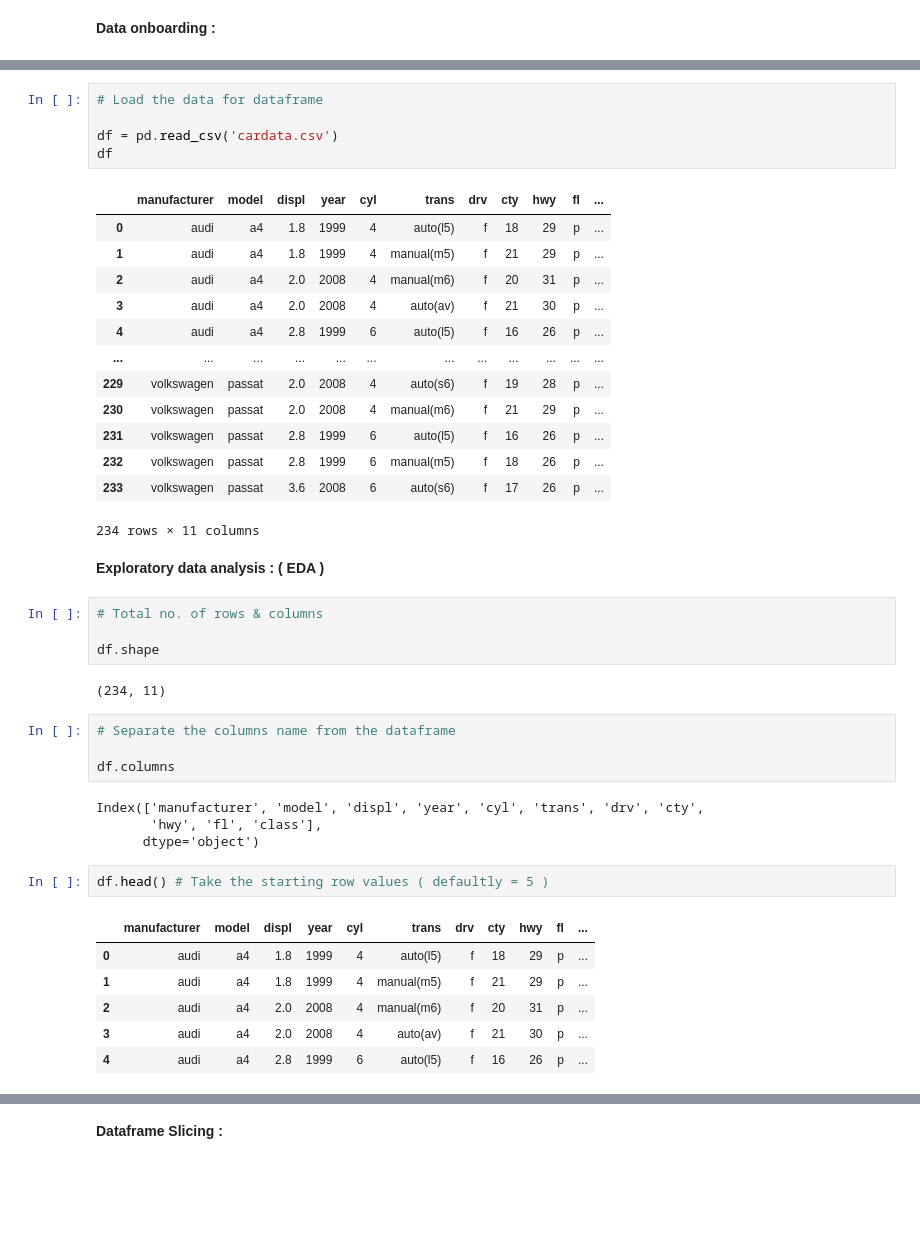
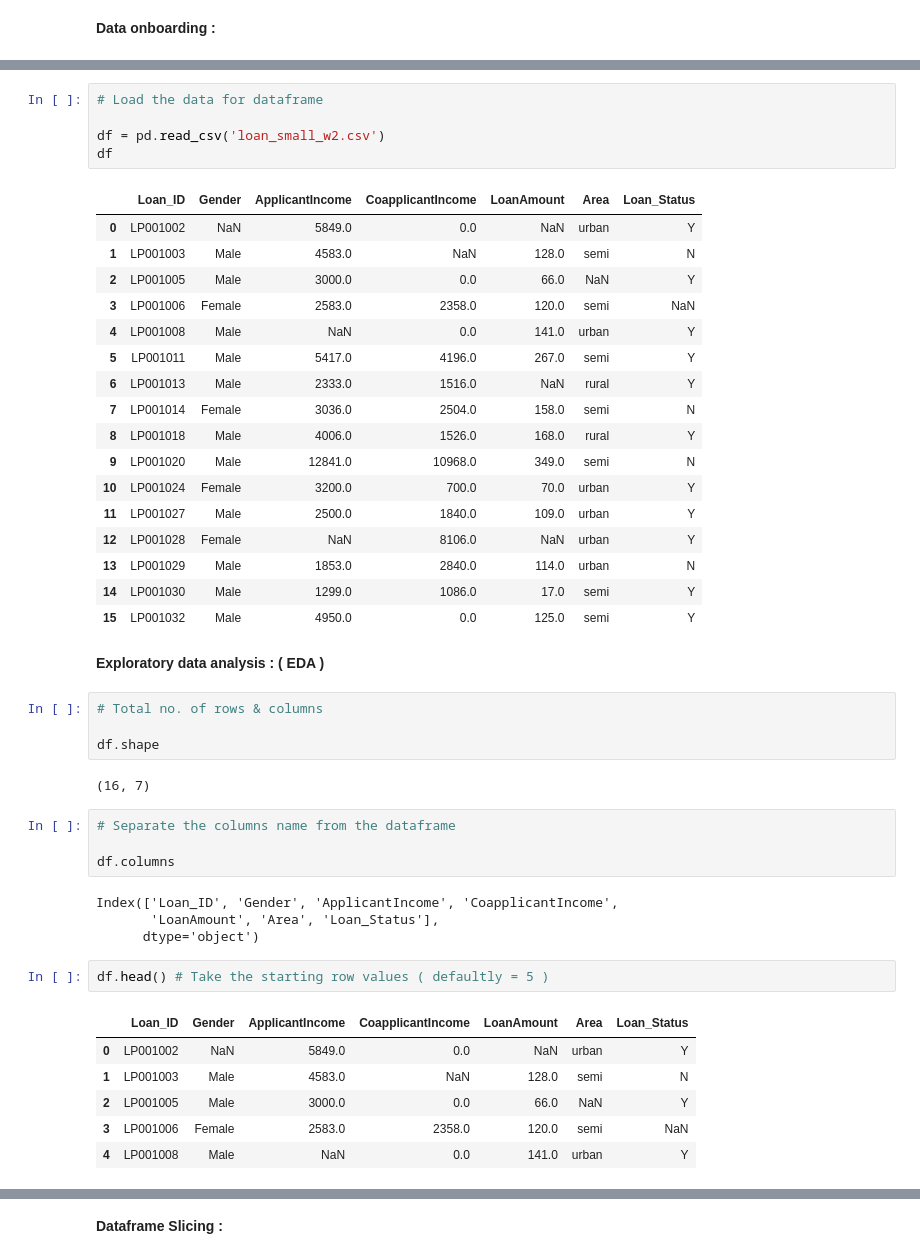
Before and after one commit to Ranjith5720/Machine_Learning_Algorthms, a Jupyter notebook: Data_Preprocessing_EDA.ipynb, the cells around one changed output, grey strips where cells are left out. Drawn from its saved outputs; the diff is of its cells as text; blank space fills up the shorter version.

```diff
--- a/Data_Preprocessing_EDA.ipynb
+++ b/Data_Preprocessing_EDA.ipynb
@@ -35,22 +35,26 @@ Saving cardata.csv to cardata.csv
 # %%
 # Load the data for dataframe
 
-df = pd.read_csv('cardata.csv')
+df = pd.read_csv('loan_small_w2.csv')
 df
 # %% [output]
-|  | manufacturer | model | displ | year | cyl | trans | drv | cty | hwy | fl | ... |
-| 0 | audi | a4 | 1.8 | 1999 | 4 | auto(l5) | f | 18 | 29 | p | ... |
-| 1 | audi | a4 | 1.8 | 1999 | 4 | manual(m5) | f | 21 | 29 | p | ... |
-| 2 | audi | a4 | 2.0 | 2008 | 4 | manual(m6) | f | 20 | 31 | p | ... |
-| 3 | audi | a4 | 2.0 | 2008 | 4 | auto(av) | f | 21 | 30 | p | ... |
-| 4 | audi | a4 | 2.8 | 1999 | 6 | auto(l5) | f | 16 | 26 | p | ... |
-| ... | ... | ... | ... | ... | ... | ... | ... | ... | ... | ... | ... |
-| 229 | volkswagen | passat | 2.0 | 2008 | 4 | auto(s6) | f | 19 | 28 | p | ... |
-| 230 | volkswagen | passat | 2.0 | 2008 | 4 | manual(m6) | f | 21 | 29 | p | ... |
-| 231 | volkswagen | passat | 2.8 | 1999 | 6 | auto(l5) | f | 16 | 26 | p | ... |
-| 232 | volkswagen | passat | 2.8 | 1999 | 6 | manual(m5) | f | 18 | 26 | p | ... |
-| 233 | volkswagen | passat | 3.6 | 2008 | 6 | auto(s6) | f | 17 | 26 | p | ... |
+|  | Loan_ID | Gender | ApplicantIncome | CoapplicantIncome | LoanAmount | Area | Loan_Status |
+| 0 | LP001002 | NaN | 5849.0 | 0.0 | NaN | urban | Y |
+| 1 | LP001003 | Male | 4583.0 | NaN | 128.0 | semi | N |
+| 2 | LP001005 | Male | 3000.0 | 0.0 | 66.0 | NaN | Y |
+| 3 | LP001006 | Female | 2583.0 | 2358.0 | 120.0 | semi | NaN |
+| 4 | LP001008 | Male | NaN | 0.0 | 141.0 | urban | Y |
+| 5 | LP001011 | Male | 5417.0 | 4196.0 | 267.0 | semi | Y |
+| 6 | LP001013 | Male | 2333.0 | 1516.0 | NaN | rural | Y |
+| 7 | LP001014 | Female | 3036.0 | 2504.0 | 158.0 | semi | N |
+| 8 | LP001018 | Male | 4006.0 | 1526.0 | 168.0 | rural | Y |
+| 9 | LP001020 | Male | 12841.0 | 10968.0 | 349.0 | semi | N |
+| 10 | LP001024 | Female | 3200.0 | 700.0 | 70.0 | urban | Y |
+| 11 | LP001027 | Male | 2500.0 | 1840.0 | 109.0 | urban | Y |
+| 12 | LP001028 | Female | NaN | 8106.0 | NaN | urban | Y |
+| 13 | LP001029 | Male | 1853.0 | 2840.0 | 114.0 | urban | N |
+| 14 | LP001030 | Male | 1299.0 | 1086.0 | 17.0 | semi | Y |
+| 15 | LP001032 | Male | 4950.0 | 0.0 | 125.0 | semi | Y |
-234 rows × 11 columns
 # %% [markdown]
 **Exploratory data analysis : ( EDA )**
 # %%
@@ -58,24 +62,24 @@ df
 
 df.shape
 # %% [output]
-(234, 11)
+(16, 7)
 # %%
 # Separate the columns name from the dataframe
 
 df.columns
 # %% [output]
-Index(['manufacturer', 'model', 'displ', 'year', 'cyl', 'trans', 'drv', 'cty',
-       'hwy', 'fl', 'class'],
+Index(['Loan_ID', 'Gender', 'ApplicantIncome', 'CoapplicantIncome',
+       'LoanAmount', 'Area', 'Loan_Status'],
       dtype='object')
 # %%
 df.head() # Take the starting row values ( defaultly = 5 )
 # %% [output]
-|  | manufacturer | model | displ | year | cyl | trans | drv | cty | hwy | fl | ... |
-| 0 | audi | a4 | 1.8 | 1999 | 4 | auto(l5) | f | 18 | 29 | p | ... |
-| 1 | audi | a4 | 1.8 | 1999 | 4 | manual(m5) | f | 21 | 29 | p | ... |
-| 2 | audi | a4 | 2.0 | 2008 | 4 | manual(m6) | f | 20 | 31 | p | ... |
-| 3 | audi | a4 | 2.0 | 2008 | 4 | auto(av) | f | 21 | 30 | p | ... |
-| 4 | audi | a4 | 2.8 | 1999 | 6 | auto(l5) | f | 16 | 26 | p | ... |
+|  | Loan_ID | Gender | ApplicantIncome | CoapplicantIncome | LoanAmount | Area | Loan_Status |
+| 0 | LP001002 | NaN | 5849.0 | 0.0 | NaN | urban | Y |
+| 1 | LP001003 | Male | 4583.0 | NaN | 128.0 | semi | N |
+| 2 | LP001005 | Male | 3000.0 | 0.0 | 66.0 | NaN | Y |
+| 3 | LP001006 | Female | 2583.0 | 2358.0 | 120.0 | semi | NaN |
+| 4 | LP001008 | Male | NaN | 0.0 | 141.0 | urban | Y |
 # %%
 df.head(9) # Take the starting row values manually
 # %% [output]
```
Also changed, not shown: parts of 16 cells of this notebook.
